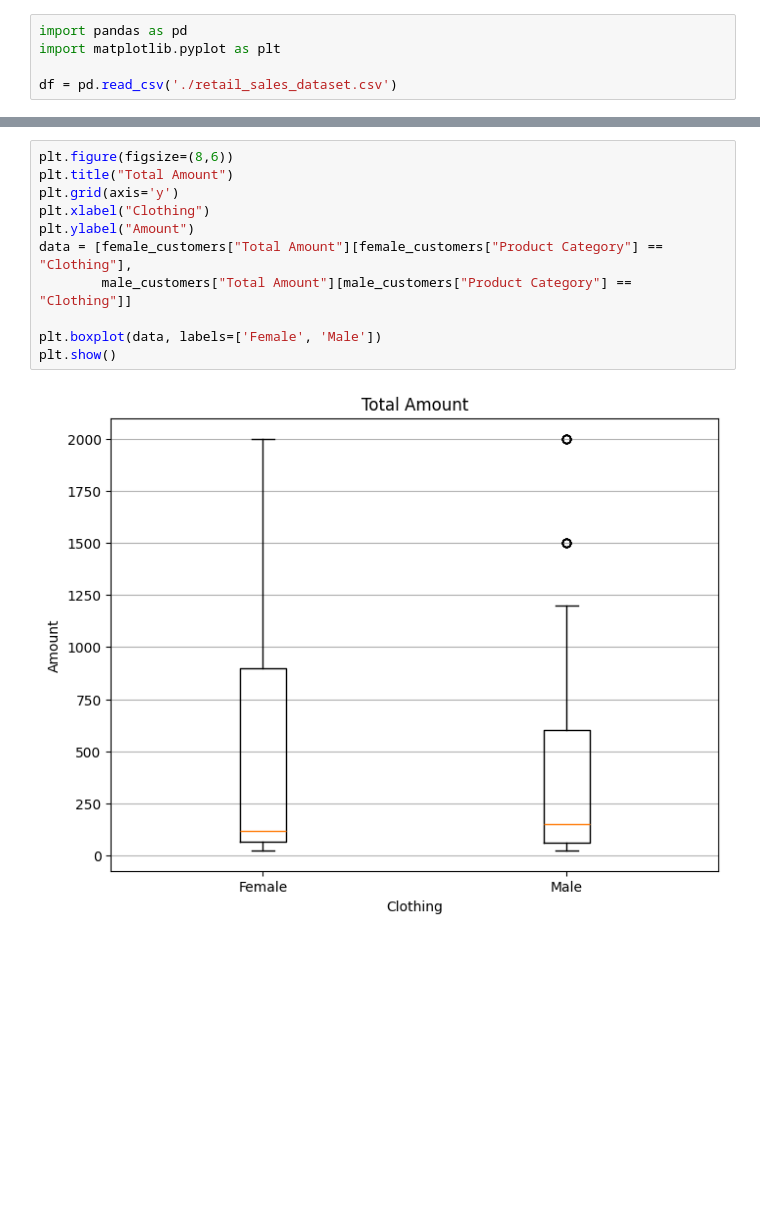
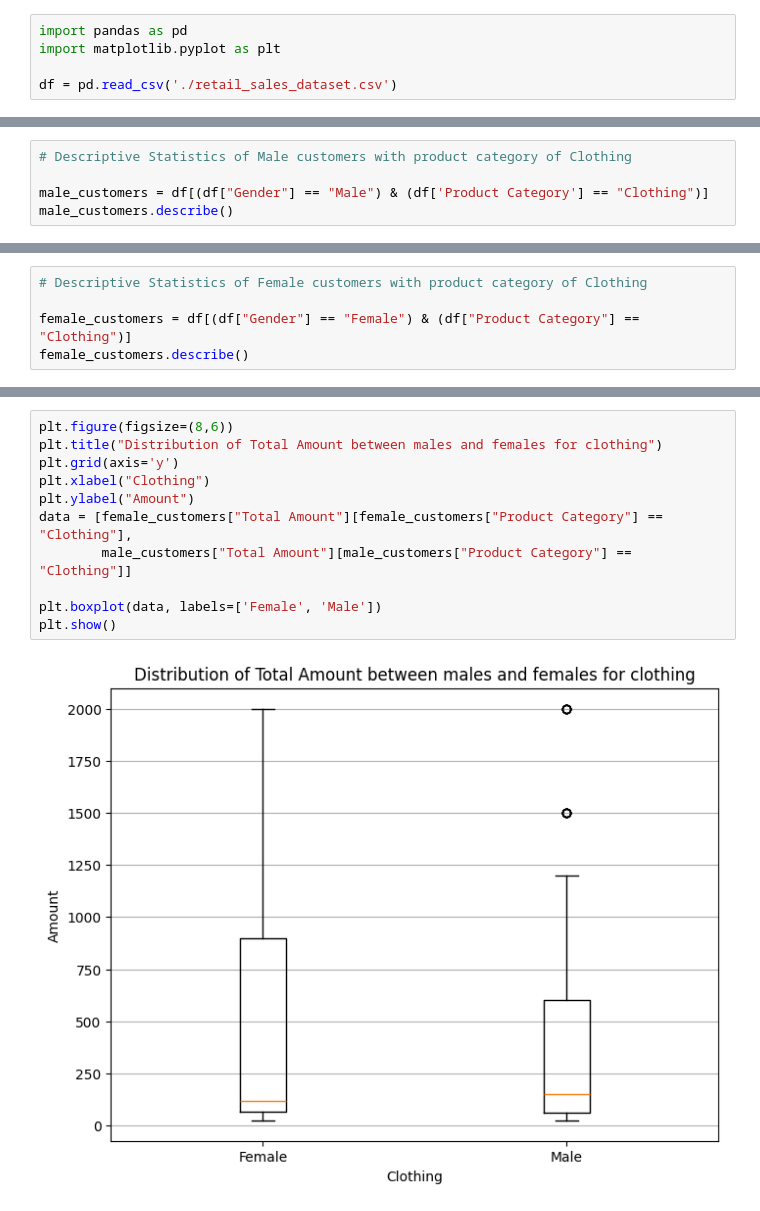
Before and after one commit to nikhilgudur/MSDA, a Jupyter notebook: data-220/hw-02/Gudur_HW2.ipynb, the cells around one changed output, grey strips where cells are left out. Drawn from its saved outputs; the diff is of its cells as text; blank space fills up the shorter version.

```diff
--- a/data-220/hw-02/Gudur_HW2.ipynb
+++ b/data-220/hw-02/Gudur_HW2.ipynb
@@ -36,0 +25,5 @@ female_customers['Product Category'].hist(bins=10)
+# %%
+# Descriptive Statistics of Male customers with product category of Clothing
+
+male_customers = df[(df["Gender"] == "Male") & (df['Product Category'] == "Clothing")]
+male_customers.describe()
@@ -36,0 +40,5 @@ female_customers['Product Category'].hist(bins=10)
+# %%
+# Descriptive Statistics of Female customers with product category of Clothing
+
+female_customers = df[(df["Gender"] == "Female") & (df["Product Category"] == "Clothing")]
+female_customers.describe()
@@ -37,13 +55,13 @@ female_customers['Product Category'].hist(bins=10)
 # %%
 plt.figure(figsize=(8,6))
-plt.title("Total Amount")
+plt.title("Distribution of Total Amount between males and females for clothing")
 plt.grid(axis='y')
 plt.xlabel("Clothing")
 plt.ylabel("Amount")
 data = [female_customers["Total Amount"][female_customers["Product Category"] == "Clothing"],
         male_customers["Total Amount"][male_customers["Product Category"] == "Clothing"]]
 
 plt.boxplot(data, labels=['Female', 'Male'])
 plt.show()
 # %% [output]
-[figure, old version]
+[figure, new version]
```
Also changed, not shown: parts of 7 cells of this notebook, 3 other files.
